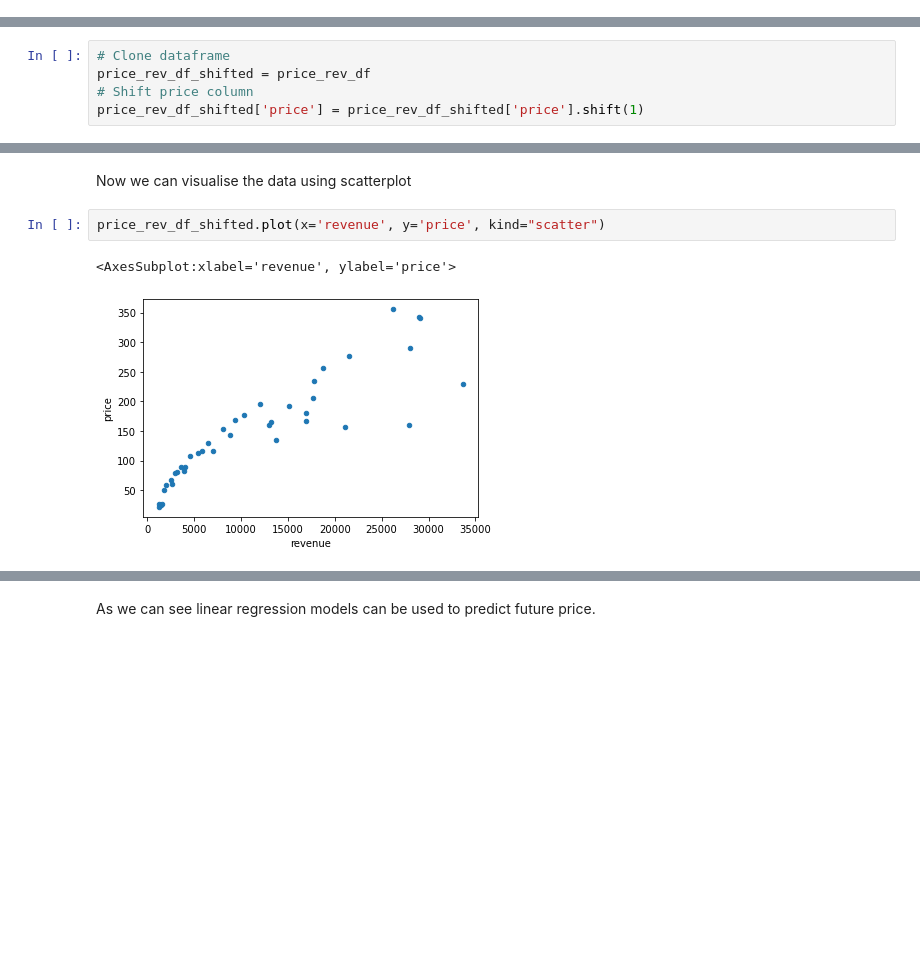
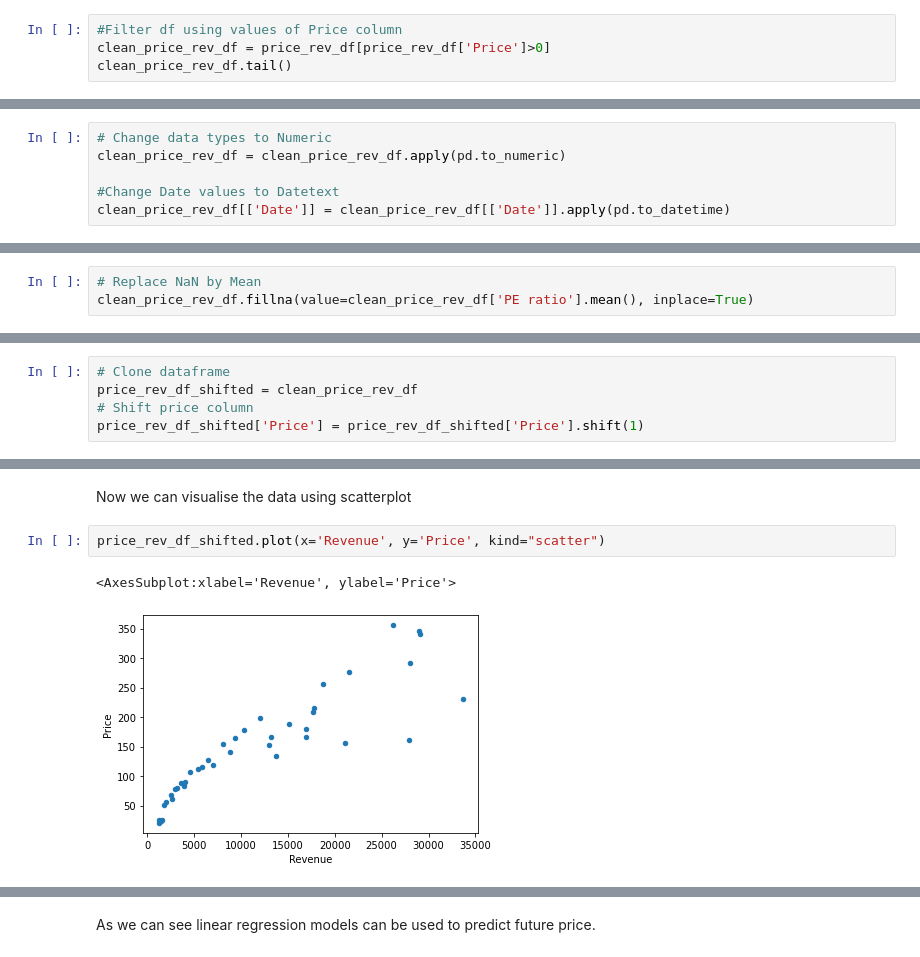
Before and after one commit to myredex/meta_stock_price_prediction, a Jupyter notebook: meta_ink_pred.ipynb, the cells around one changed output, grey strips where cells are left out. Saved outputs shown, nothing was run; the diff lists cells and outputs as text; blank space fills up the shorter version.

```diff
--- a/meta_ink_pred.ipynb
+++ b/meta_ink_pred.ipynb
@@ -180,0 +279,4 @@ price_rev_df = join_price_and_revenue_dfs(hist, revenue_dataframe)
+# %%
+#Filter df using values of Price column
+clean_price_rev_df = price_rev_df[price_rev_df['Price']>0]
+clean_price_rev_df.tail()
@@ -180,0 +304,6 @@ price_rev_df = join_price_and_revenue_dfs(hist, revenue_dataframe)
+# %%
+# Change data types to Numeric
+clean_price_rev_df = clean_price_rev_df.apply(pd.to_numeric)
+
+#Change Date values to Datetext
+clean_price_rev_df[['Date']] = clean_price_rev_df[['Date']].apply(pd.to_datetime)
@@ -180,0 +346,3 @@ price_rev_df = join_price_and_revenue_dfs(hist, revenue_dataframe)
+# %%
+# Replace NaN by Mean
+clean_price_rev_df.fillna(value=clean_price_rev_df['PE ratio'].mean(), inplace=True)
@@ -183,9 +371,9 @@ The theory is that after the report date we should wait aproximately 3 month to
 For this purposes we need shif price column down to 1 row.
 # %%
 # Clone dataframe
-price_rev_df_shifted = price_rev_df
+price_rev_df_shifted = clean_price_rev_df
 # Shift price column
-price_rev_df_shifted['price'] = price_rev_df_shifted['price'].shift(1)
+price_rev_df_shifted['Price'] = price_rev_df_shifted['Price'].shift(1)
 # %%
 price_rev_df_shifted.head()
 # %% [output]
@@ -198,7 +386,7 @@ price_rev_df_shifted.head()
 # %% [markdown]
 Now we can visualise the data using scatterplot
 # %%
-price_rev_df_shifted.plot(x='revenue', y='price', kind="scatter")
+price_rev_df_shifted.plot(x='Revenue', y='Price', kind="scatter")
 # %% [output]
-<AxesSubplot:xlabel='revenue', ylabel='price'>
+<AxesSubplot:xlabel='Revenue', ylabel='Price'>
-[figure, old version]
+[figure, new version]
```
Also changed, not shown: parts of 37 cells of this notebook.
